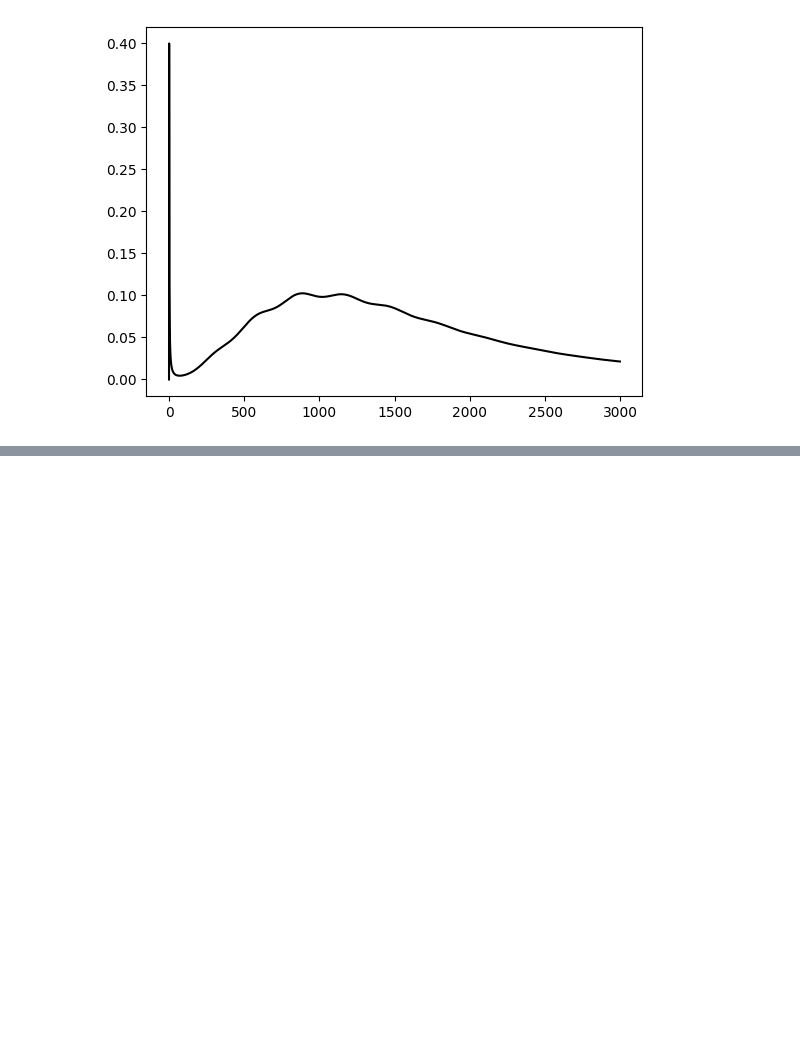
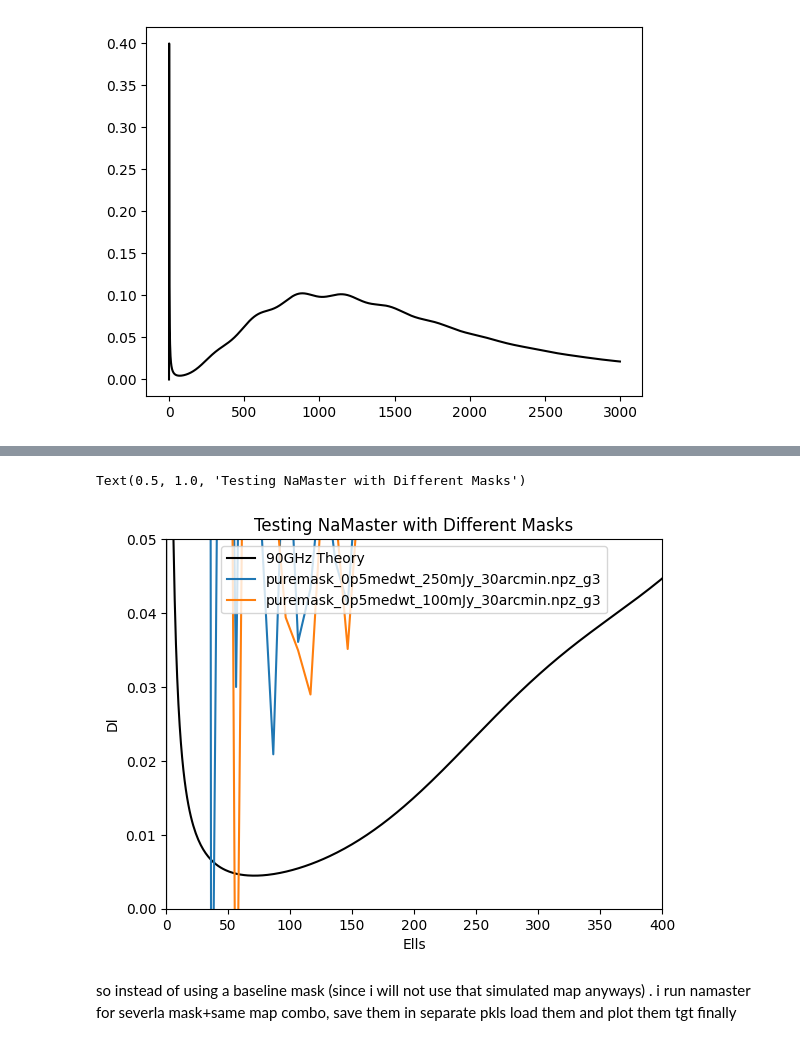
Before and after one commit to VWelke/SPT, a Jupyter notebook: Code/Map_Operation/TestNewMask.ipynb, the cells around one changed output, grey strips where cells are left out. Cells and saved outputs as stored; diff of their text form; code cells hidden in the pictures; blank space fills up the shorter version.

```diff
--- a/Code/Map_Operation/TestNewMask.ipynb
+++ b/Code/Map_Operation/TestNewMask.ipynb
@@ -211,0 +218,15 @@ Text(0.5, 1.0, 'Testing Polspice with Different Masks')
+# %%
+plt.plot(old_binned[:2999],'k-',label = '%s Theory'%b)
+for tag, ps in ps_dir.items():
+    plt.plot(ps['ells'][2:], ps['BB'][2:], label=tag)  # skip first 2 bins
+plt.ylim(0,0.05)
+plt.legend()
+plt.xlabel('Ells')
+plt.xlim(0,400)
+plt.ylabel('Dl')
+plt.title("Testing NaMaster with Different Masks")
+# %% [output]
+Text(0.5, 1.0, 'Testing NaMaster with Different Masks')
+[figure, added]
+# %% [markdown]
+so instead of using a baseline mask (since i will not use that simulated map anyways) .  i run namaster for severla mask+same map combo, save them in separate pkls  load them and plot them tgt finally
```
Also changed, not shown: parts of 10 cells of this notebook, 3 other files.
